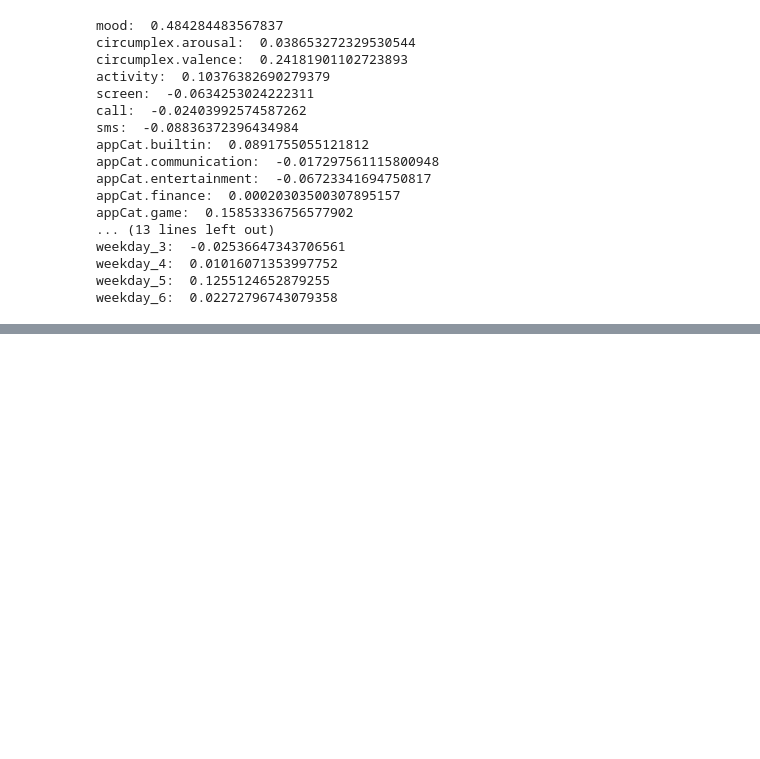
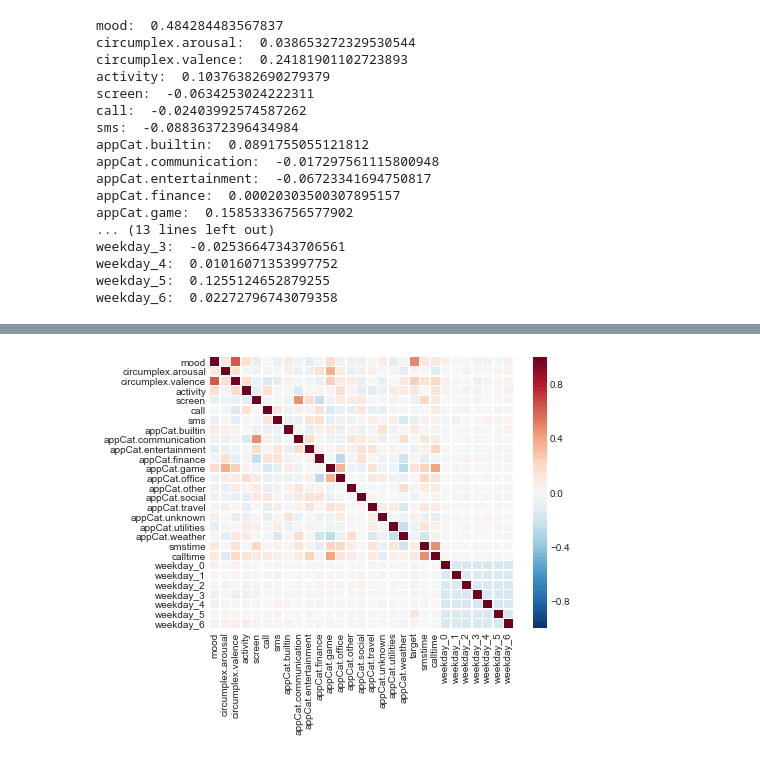
Before and after one commit to jig-san/dmt2019, a Jupyter notebook: datasetStats.ipynb, the cells around one changed output, grey strips where cells are left out. Saved outputs shown, nothing was run; the diff lists cells and outputs as text; code cells hidden in the pictures; blank space fills up the shorter version.

Commit message:
add correlations

```diff
--- a/datasetStats.ipynb
+++ b/datasetStats.ipynb
@@ -69,0 +51,13 @@ df.to_csv("aggregated_3upd_filled.csv")
+# %%
+# Create a correlation plot
+plt.style.use('seaborn-whitegrid')
+fig = plt.figure(figsize=(15,5))
+plt.subplot(1, 2, 2)
+sns.heatmap(df.corr().drop('target'),
+            vmin=-1, vmax=1,
+            xticklabels=True,
+            yticklabels=True,
+            cmap=sns.color_palette("RdBu_r", 100),
+            linewidths=.5);
+# %% [output]
+[figure, added]
```
Also changed, not shown: parts of 4 cells of this notebook.
